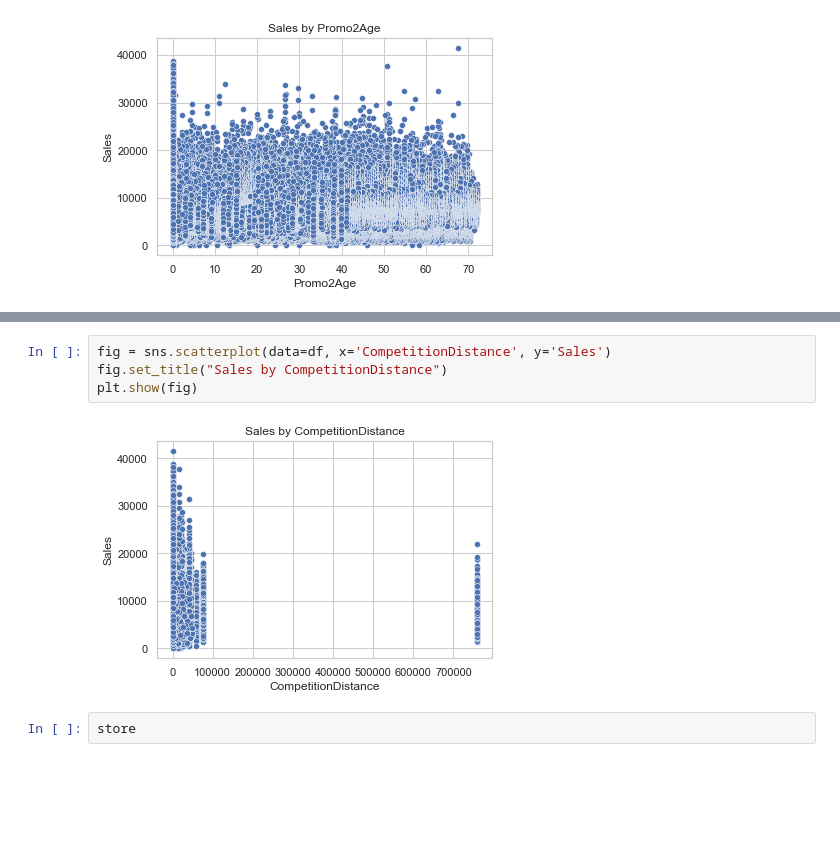
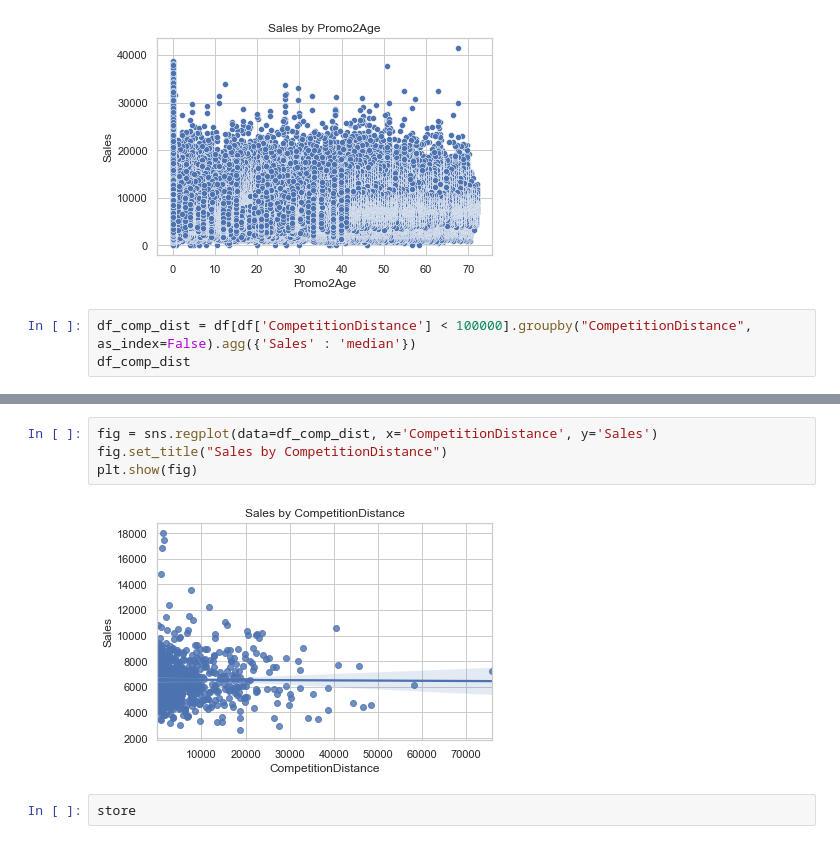
Before and after one commit to kevinassobo/ML_Business_Case, a Jupyter notebook: Notebooks/visualization.ipynb, the cells around one changed output, grey strips where cells are left out. Saved outputs shown, nothing was run; the diff lists cells and outputs as text; blank space fills up the shorter version.

```diff
--- a/Notebooks/visualization.ipynb
+++ b/Notebooks/visualization.ipynb
@@ -80,3 +103,6 @@ fig.set_title("Sales by Promo2Age")
 plt.show(fig)
 # %% [output]
 [figure]
+# %%
+df_comp_dist = df[df['CompetitionDistance'] < 100000].groupby("CompetitionDistance", as_index=False).agg({'Sales' : 'median'})
+df_comp_dist
@@ -83,9 +123,9 @@ plt.show(fig)
 # %%
-fig = sns.scatterplot(data=df, x='CompetitionDistance', y='Sales')
+fig = sns.regplot(data=df_comp_dist, x='CompetitionDistance', y='Sales')
 fig.set_title("Sales by CompetitionDistance")
 plt.show(fig)
 # %% [output]
-[figure, old version]
+[figure, new version]
 # %%
 store
 # %% [output]
```
Also changed, not shown: parts of 5 cells of this notebook, 7 other files.
